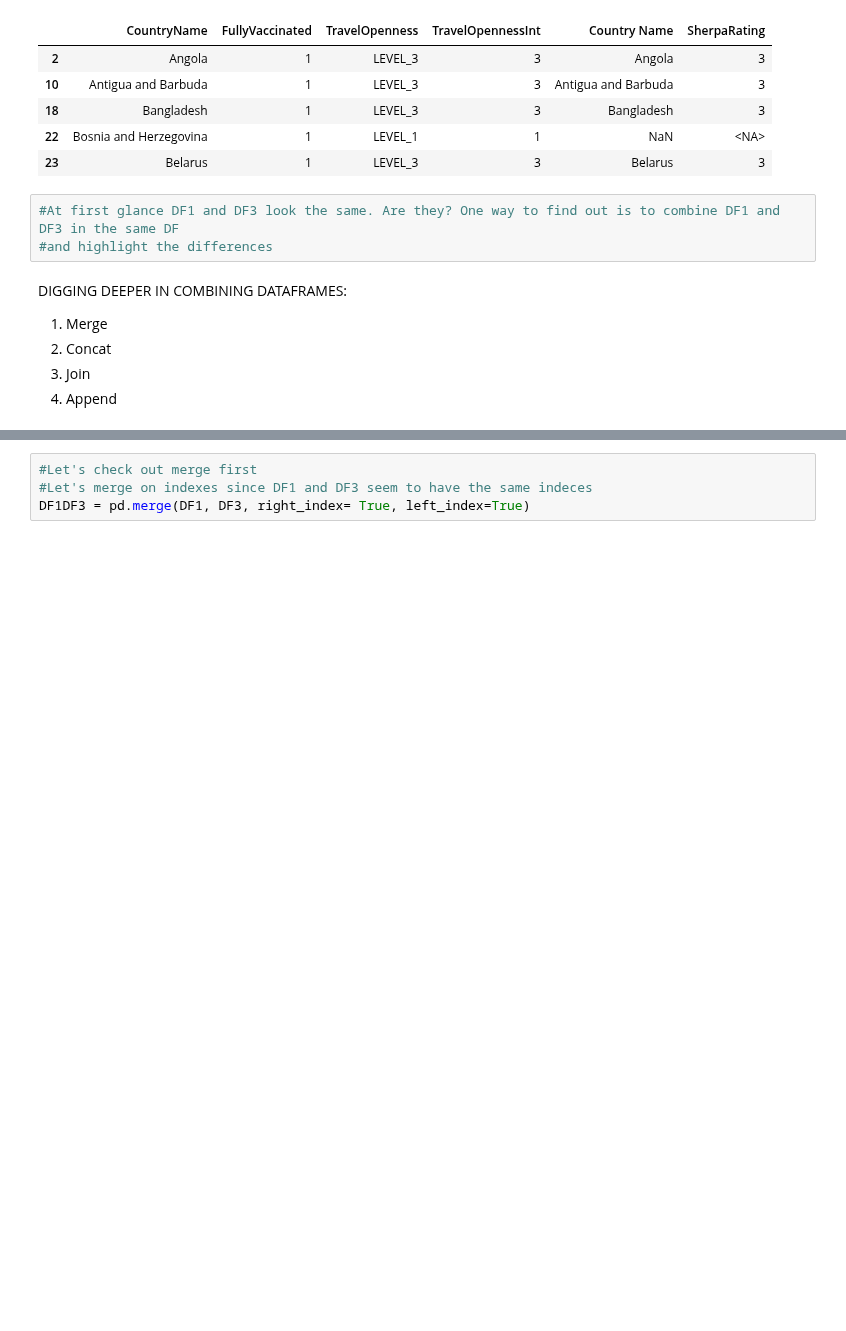
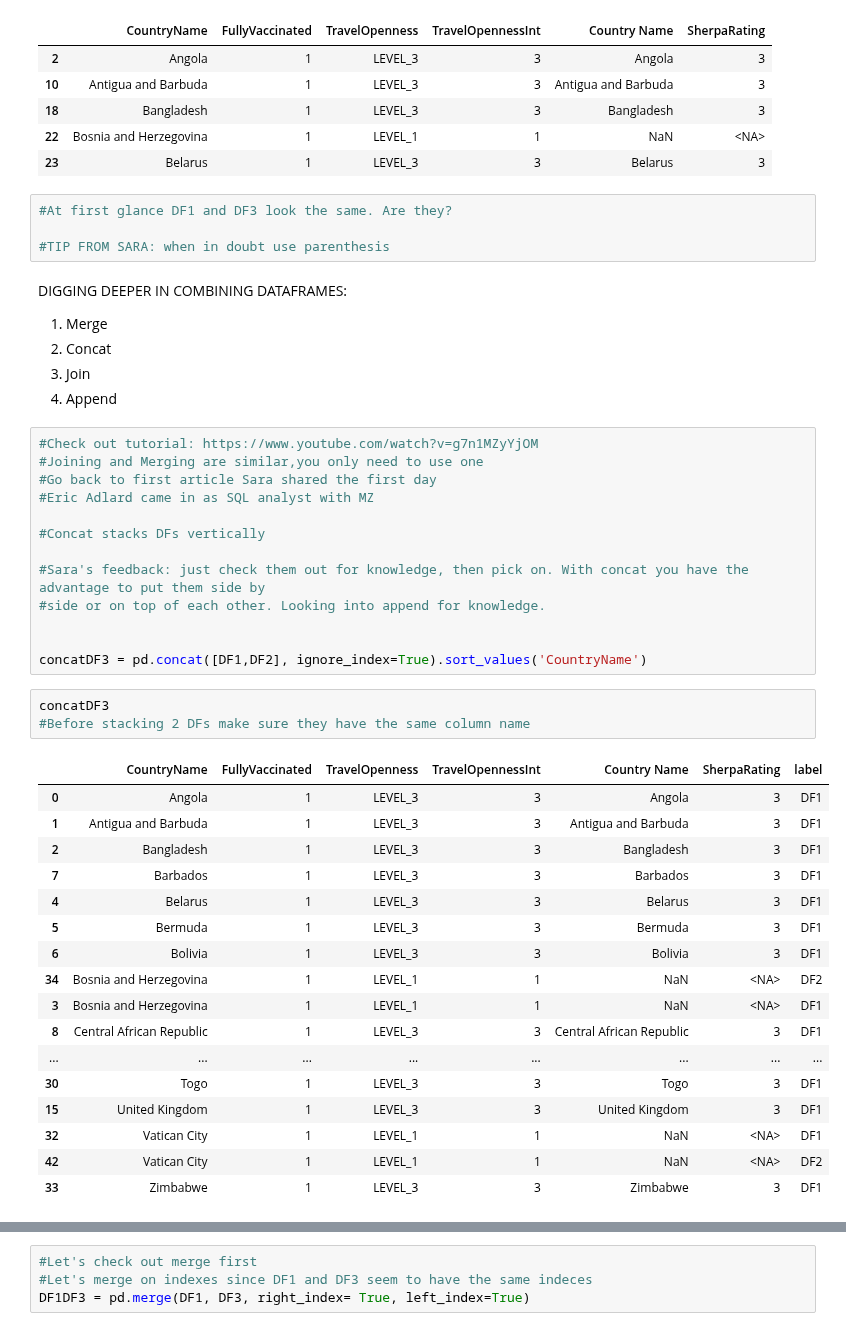
Before and after one commit to bossiilaria/Python, a Jupyter notebook: IntlExp/IntlExp.ipynb, the cells around one changed output, grey strips where cells are left out. Saved outputs shown, nothing was run; the diff lists cells and outputs as text; blank space fills up the shorter version.

Commit message:
'concatDFs'

```diff
--- a/IntlExp/IntlExp.ipynb
+++ b/IntlExp/IntlExp.ipynb
@@ -844,11 +810,46 @@ DF3.head()
 | 22 | Bosnia and Herzegovina | 1 | LEVEL_1 | 1 | NaN | <NA> |
 | 23 | Belarus | 1 | LEVEL_3 | 3 | Belarus | 3 |
 # %%
-#At first glance DF1 and DF3 look the same. Are they? One way to find out is to combine DF1 and DF3 in the same DF
-#and highlight the differences
+#At first glance DF1 and DF3 look the same. Are they?
+
+#TIP FROM SARA: when in doubt use parenthesis
 # %% [markdown]
 DIGGING DEEPER IN COMBINING DATAFRAMES:
 1. Merge
 2. Concat
 3. Join
 4. Append
+# %%
+#Check out tutorial: https://www.youtube.com/watch?v=g7n1MZyYjOM
+#Joining and Merging are similar,you only need to use one
+#Go back to first article Sara shared the first day
+#Eric Adlard came in as SQL analyst with MZ
+
+#Concat stacks DFs vertically
+
+#Sara's feedback: just check them out for knowledge, then pick on. With concat you have the advantage to put them side by
+#side or on top of each other. Looking into append for knowledge.
+
+
+concatDF3 = pd.concat([DF1,DF2], ignore_index=True).sort_values('CountryName')
+# %%
+concatDF3
+#Before stacking 2 DFs make sure they have the same column name
+# %% [output]
+|  | CountryName | FullyVaccinated | TravelOpenness | TravelOpennessInt | Country Name | SherpaRating | label |
+| 0 | Angola | 1 | LEVEL_3 | 3 | Angola | 3 | DF1 |
+| 1 | Antigua and Barbuda | 1 | LEVEL_3 | 3 | Antigua and Barbuda | 3 | DF1 |
+| 2 | Bangladesh | 1 | LEVEL_3 | 3 | Bangladesh | 3 | DF1 |
+| 7 | Barbados | 1 | LEVEL_3 | 3 | Barbados | 3 | DF1 |
+| 4 | Belarus | 1 | LEVEL_3 | 3 | Belarus | 3 | DF1 |
+| 5 | Bermuda | 1 | LEVEL_3 | 3 | Bermuda | 3 | DF1 |
+| 6 | Bolivia | 1 | LEVEL_3 | 3 | Bolivia | 3 | DF1 |
+| 34 | Bosnia and Herzegovina | 1 | LEVEL_1 | 1 | NaN | <NA> | DF2 |
+| 3 | Bosnia and Herzegovina | 1 | LEVEL_1 | 1 | NaN | <NA> | DF1 |
+| 8 | Central African Republic | 1 | LEVEL_3 | 3 | Central African Republic | 3 | DF1 |
+| ... | ... | ... | ... | ... | ... | ... | ... |
+| 30 | Togo | 1 | LEVEL_3 | 3 | Togo | 3 | DF1 |
+| 15 | United Kingdom | 1 | LEVEL_3 | 3 | United Kingdom | 3 | DF1 |
+| 32 | Vatican City | 1 | LEVEL_1 | 1 | NaN | <NA> | DF1 |
+| 42 | Vatican City | 1 | LEVEL_1 | 1 | NaN | <NA> | DF2 |
+| 33 | Zimbabwe | 1 | LEVEL_3 | 3 | Zimbabwe | 3 | DF1 |
```
Also changed, not shown: parts of 19 cells of this notebook, 6 other files.
